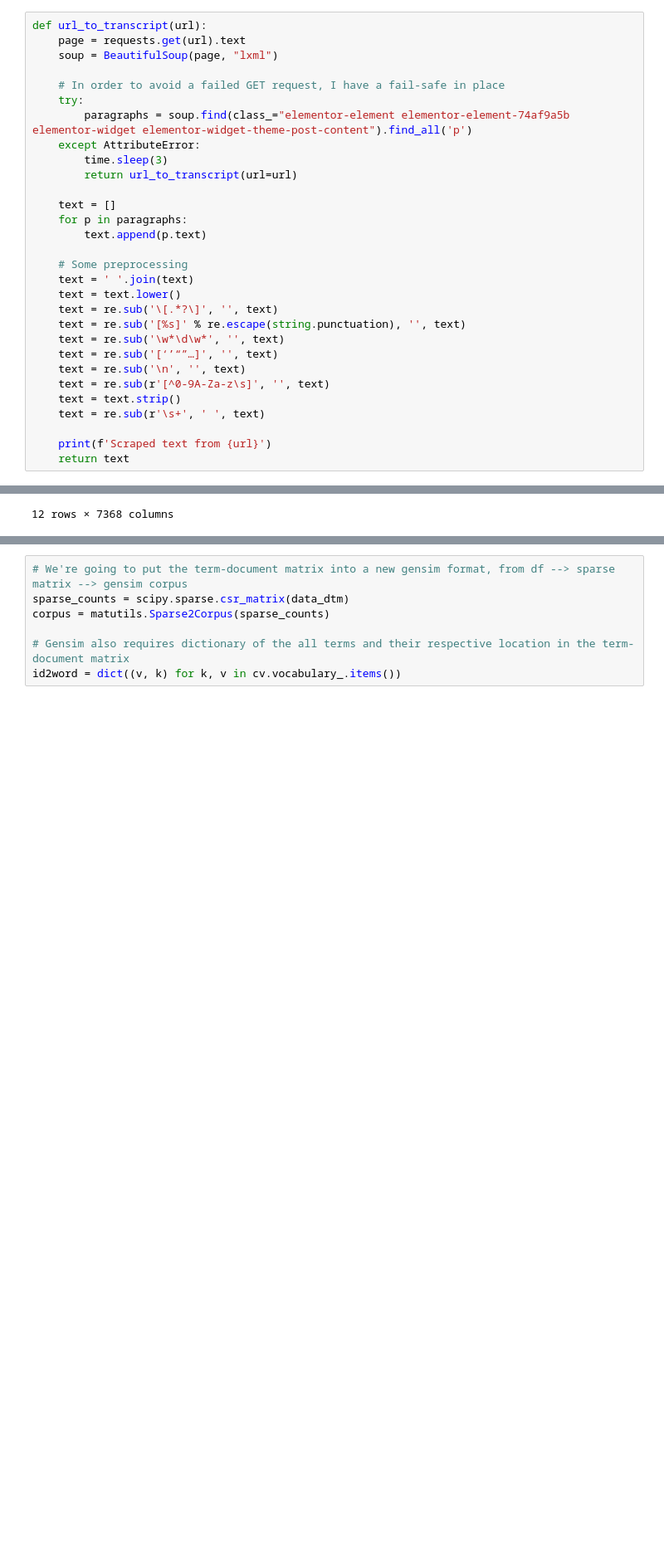
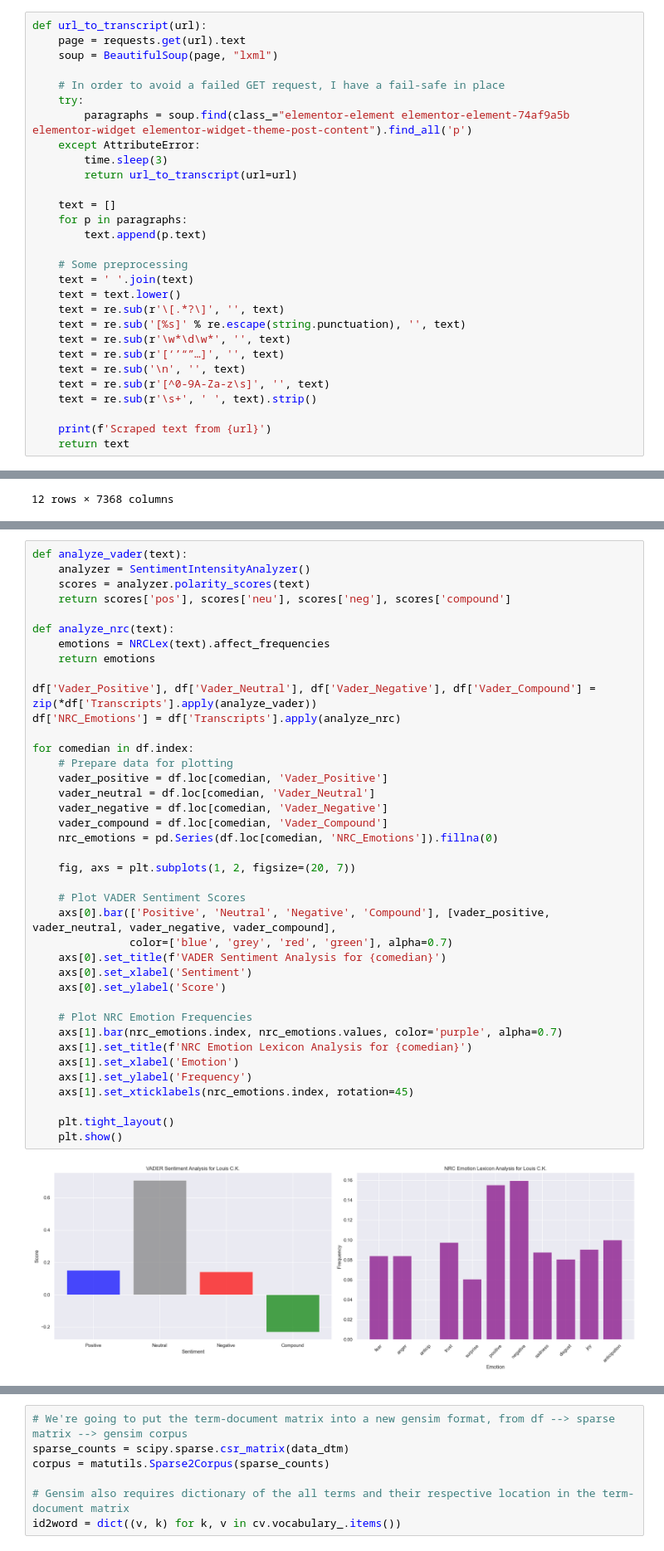
Before and after one commit to amrambouskila/AiComedian, a Jupyter notebook: AI_Comedian.ipynb, the cells around one changed output, grey strips where cells are left out. Shown at 83% size. Saved outputs shown, nothing was run; the diff lists cells and outputs as text; blank space fills up the shorter version.

```diff
--- a/AI_Comedian.ipynb
+++ b/AI_Comedian.ipynb
@@ -47,14 +50,13 @@ def url_to_transcript(url):
     # Some preprocessing
     text = ' '.join(text)
     text = text.lower()
-    text = re.sub('\[.*?\]', '', text)
+    text = re.sub(r'\[.*?\]', '', text)
     text = re.sub('[%s]' % re.escape(string.punctuation), '', text)
-    text = re.sub('\w*\d\w*', '', text)
-    text = re.sub('[‘’“”…]', '', text)
+    text = re.sub(r'\w*\d\w*', '', text)
+    text = re.sub(r'[‘’“”…]', '', text)
     text = re.sub('\n', '', text)
     text = re.sub(r'[^0-9A-Za-z\s]', '', text)
-    text = text.strip()
-    text = re.sub(r'\s+', ' ', text)
+    text = re.sub(r'\s+', ' ', text).strip()
 
     print(f'Scraped text from {url}')
     return text
@@ -334,3 +336,44 @@ for index, comedian in enumerate(df.index):
 plt.show()
 # %% [output]
 [figure]
+# %%
+def analyze_vader(text):
+    analyzer = SentimentIntensityAnalyzer()
+    scores = analyzer.polarity_scores(text)
+    return scores['pos'], scores['neu'], scores['neg'], scores['compound']
+
+def analyze_nrc(text):
+    emotions = NRCLex(text).affect_frequencies
+    return emotions
+
+df['Vader_Positive'], df['Vader_Neutral'], df['Vader_Negative'], df['Vader_Compound'] = zip(*df['Transcripts'].apply(analyze_vader))
+df['NRC_Emotions'] = df['Transcripts'].apply(analyze_nrc)
+
+for comedian in df.index:
+    # Prepare data for plotting
+    vader_positive = df.loc[comedian, 'Vader_Positive']
+    vader_neutral = df.loc[comedian, 'Vader_Neutral']
+    vader_negative = df.loc[comedian, 'Vader_Negative']
+    vader_compound = df.loc[comedian, 'Vader_Compound']
+    nrc_emotions = pd.Series(df.loc[comedian, 'NRC_Emotions']).fillna(0)
+
+    fig, axs = plt.subplots(1, 2, figsize=(20, 7))
+
+    # Plot VADER Sentiment Scores
+    axs[0].bar(['Positive', 'Neutral', 'Negative', 'Compound'], [vader_positive, vader_neutral, vader_negative, vader_compound],
+               color=['blue', 'grey', 'red', 'green'], alpha=0.7)
+    axs[0].set_title(f'VADER Sentiment Analysis for {comedian}')
+    axs[0].set_xlabel('Sentiment')
+    axs[0].set_ylabel('Score')
+
+    # Plot NRC Emotion Frequencies
+    axs[1].bar(nrc_emotions.index, nrc_emotions.values, color='purple', alpha=0.7)
+    axs[1].set_title(f'NRC Emotion Lexicon Analysis for {comedian}')
+    axs[1].set_xlabel('Emotion')
+    axs[1].set_ylabel('Frequency')
+    axs[1].set_xticklabels(nrc_emotions.index, rotation=45)
+
+    plt.tight_layout()
+    plt.show()
+# %% [output]
+[figure, added]
```
Also changed, not shown: parts of 18 cells of this notebook.
